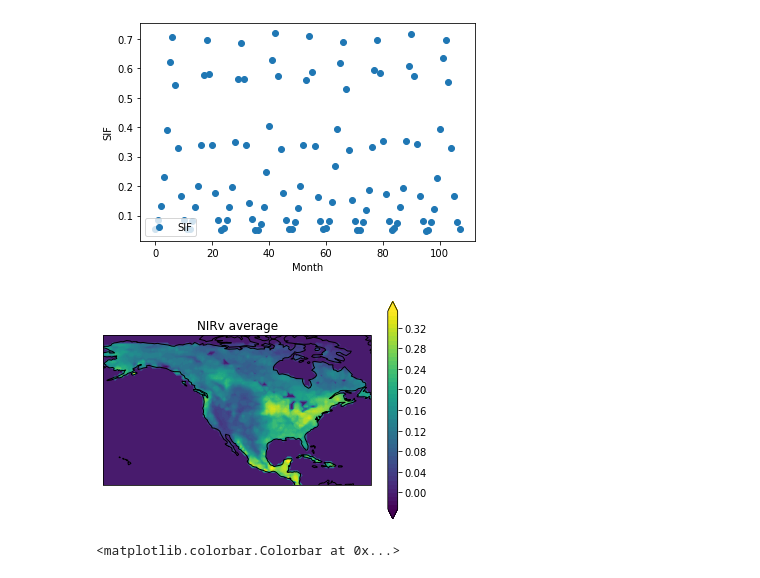
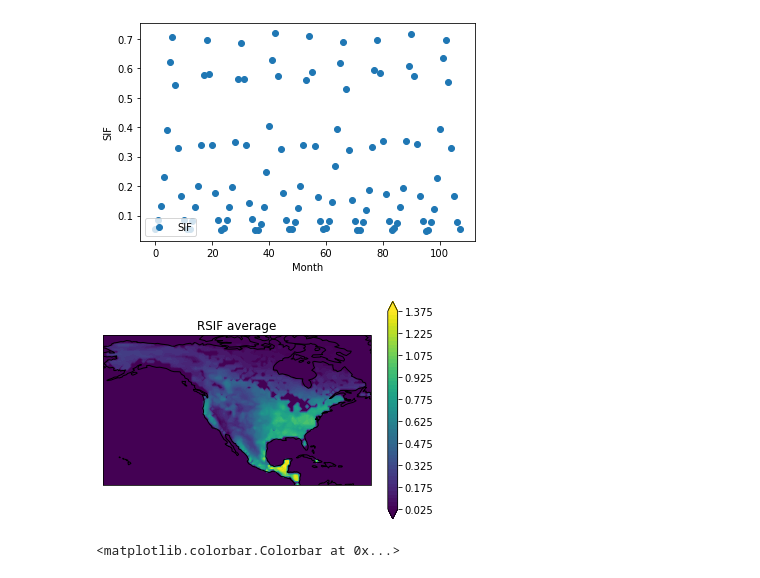
Before and after one commit to ypshiga/Neural_tutorial, a Jupyter notebook: NN_sandbox.ipynb, the cells around one changed output. Cells and saved outputs as stored; diff of their text form; code cells hidden in the pictures.

```diff
--- a/NN_sandbox.ipynb
+++ b/NN_sandbox.ipynb
@@ -220,7 +241,8 @@ sif_varR = np.array(nc_sif.variables["RSIF::SIF"]) # create numpy array note sha
 num_rows, num_cols = sif_varR.shape # number of rows and columns
 sif_varR=sif_varR.reshape((num_rows*num_cols, 1),order='F') # reshape into one vector by stacking each column (month)
 sif_varR=sif_varR[0:2613*9*12]
-sif_varR[np.isnan(sif_varR)] = 0
+ind_sifR=np.isnan(sif_varR)
+sif_varR[ind_sifR] = 0
 print(sif_varR.shape)
 
 filename_sif = data_dir + "predictors/processed/sif-2007-to-2016-NA-monthly.nc"
@@ -295,12 +317,12 @@ print(flux_var.shape)
 # reshape to average by month
 b = np.reshape(np.ravel(sif_varR, order='F'), (2613,12,9,-1),order='F')
 a = np.reshape(np.ravel(nirv_var,order='F'), (2613,12,9,-1),order='F')
-c = np.reshape(np.ravel(ndvi_var,order='F'), (2613,12,9,-1),order='F')
+# c = np.reshape(np.ravel(ndvi_var,order='F'), (2613,12,9,-1),order='F')
 
 # average by year
 b = np.mean(b,axis=0)
 a = np.mean(a,axis=0)
-c = np.mean(c,axis=0)
+# c = np.mean(c,axis=0)
 
 print(b.shape)
 # average by month
@@ -310,7 +332,7 @@ b = b.reshape(1,12*9,order='F')
 #a = np.mean(a,axis=1)
 a = a.reshape(1,12*9,order='F')
 # print(X_full_av_mon.shape)
-c = c.reshape(12*9,1,order='F')
+# c = c.reshape(12*9,1,order='F')
 
 # month variable
 mon_array = np.arange(0, 12*9, dtype=float)
@@ -342,36 +364,36 @@ plt.show()
 # %%
 # plotting example
 
-# plot NIRv data
-NIRv = nirv_var[2613*1:2613*2].reshape(1,2613).mean(axis=0) # reshape and average
+# plot SIF data
+SIFR = sif_varR[0:2613*12].reshape(12,2613).mean(axis=0) # reshape and average
 
 # use lat lon from **MODIS** variable ****<<<<<IMPORTANT>>>>>******
 lats = nc_modis.variables['lat'][:]
 lons = nc_modis.variables['lon'][:]
 
-xi, yi, zi = data2grid(lats,lons,NIRv) # regrid for plotting
+xi, yi, zi = data2grid(lats,lons,SIFR) # regrid for plotting
 
 # set equal color limits for comparison
 #levels = np.linspace(-1.6, 1.6, 9)
 
 # plot TRUTH
 
 # projection axis
 ax = plt.axes(projection=ccrs.PlateCarree())
 
 # plot contour of variable using gridded  lat, lon, and variable
 plt.contourf(xi, yi, zi, 60,
              transform=ccrs.PlateCarree(),extend='both')
 # add coasts
 ax.coastlines()
 
 # title
-plt.title("NIRv average")
+plt.title("RSIF average")
 # color bar
 plt.colorbar()
 plt.show()
 # %% [output]
-[figure, old version]
+[figure, new version]
 # %%
 # test plot to visualize different sif products
 fig, (ax1) = plt.subplots( 1,1,figsize=(12,5))
```
Also changed, not shown: parts of 9 cells of this notebook.
